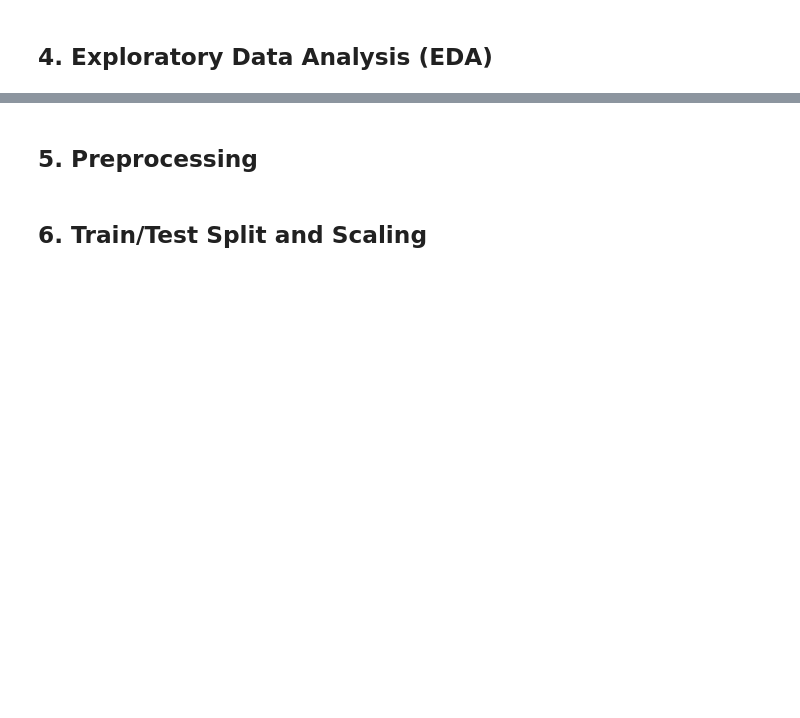
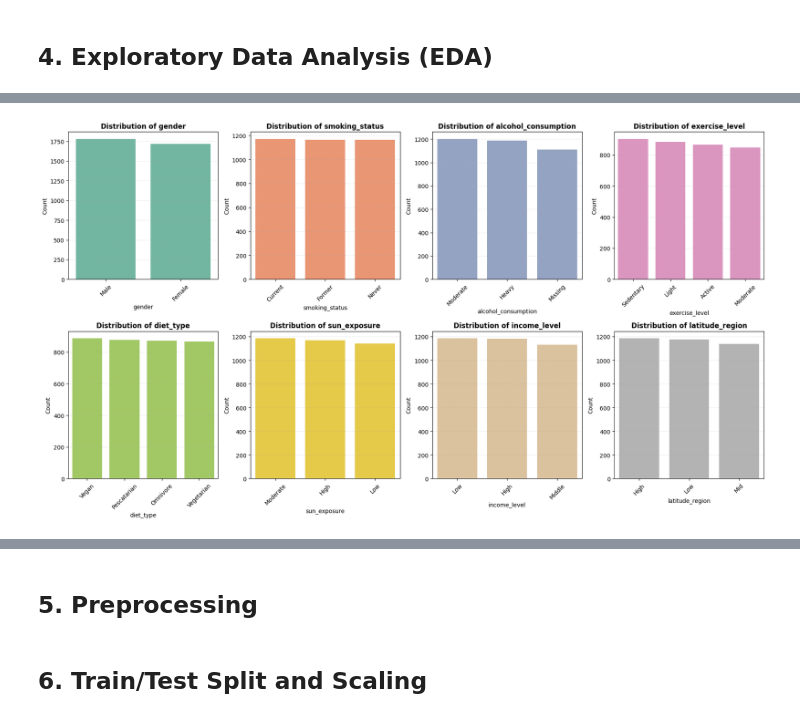
Before and after one commit to abdo-ghg/Vitamin-Deficiency-Prediction, a Jupyter notebook: vitamin_deficiency_prediction.ipynb, the cells around one changed output, grey strips where cells are left out. Saved outputs shown, nothing was run; the diff lists cells and outputs as text; code cells hidden in the pictures; blank space fills up the shorter version.

```diff
--- a/vitamin_deficiency_prediction.ipynb
+++ b/vitamin_deficiency_prediction.ipynb
@@ -37,0 +150,38 @@ Shape: (3500, 21)
+# %%
+count_plot_cols = categorical_cols.copy()
+count_plot_cols.remove('symptoms_list')
+# %%
+cols_per_row = 4
+num_rows = math.ceil(len(count_plot_cols) / cols_per_row)
+
+fig, axes = plt.subplots(
+    nrows=num_rows,
+    ncols=cols_per_row,
+    figsize=(18, 5 * num_rows)
+)
+axes = np.array(axes).reshape(-1)
+
+for i, col in enumerate(count_plot_cols):
+    ax = axes[i]
+    series = df[col].fillna("Missing").astype(str)
+
+    if series.nunique() > 15:
+        top_values = series.value_counts().nlargest(15).index
+        series = series.where(series.isin(top_values), "Other")
+
+    order = series.value_counts().index
+    sns.countplot(x=series, order=order, ax=ax, color=sns.color_palette("Set2")[i % 8])
+
+    ax.set_title(f"Distribution of {col}", fontsize=12, fontweight="bold")
+    ax.set_xlabel(col, fontsize=10)
+    ax.set_ylabel("Count", fontsize=10)
+    ax.tick_params(axis="x", rotation=45)
+    ax.grid(axis="y", linestyle="--", alpha=0.3)
+
+for j in range(len(count_plot_cols), len(axes)):
+    fig.delaxes(axes[j])
+
+plt.tight_layout()
+plt.show()
+# %% [output]
+[figure, added]
```
Also changed, not shown: parts of 18 cells of this notebook, 3 other files.
